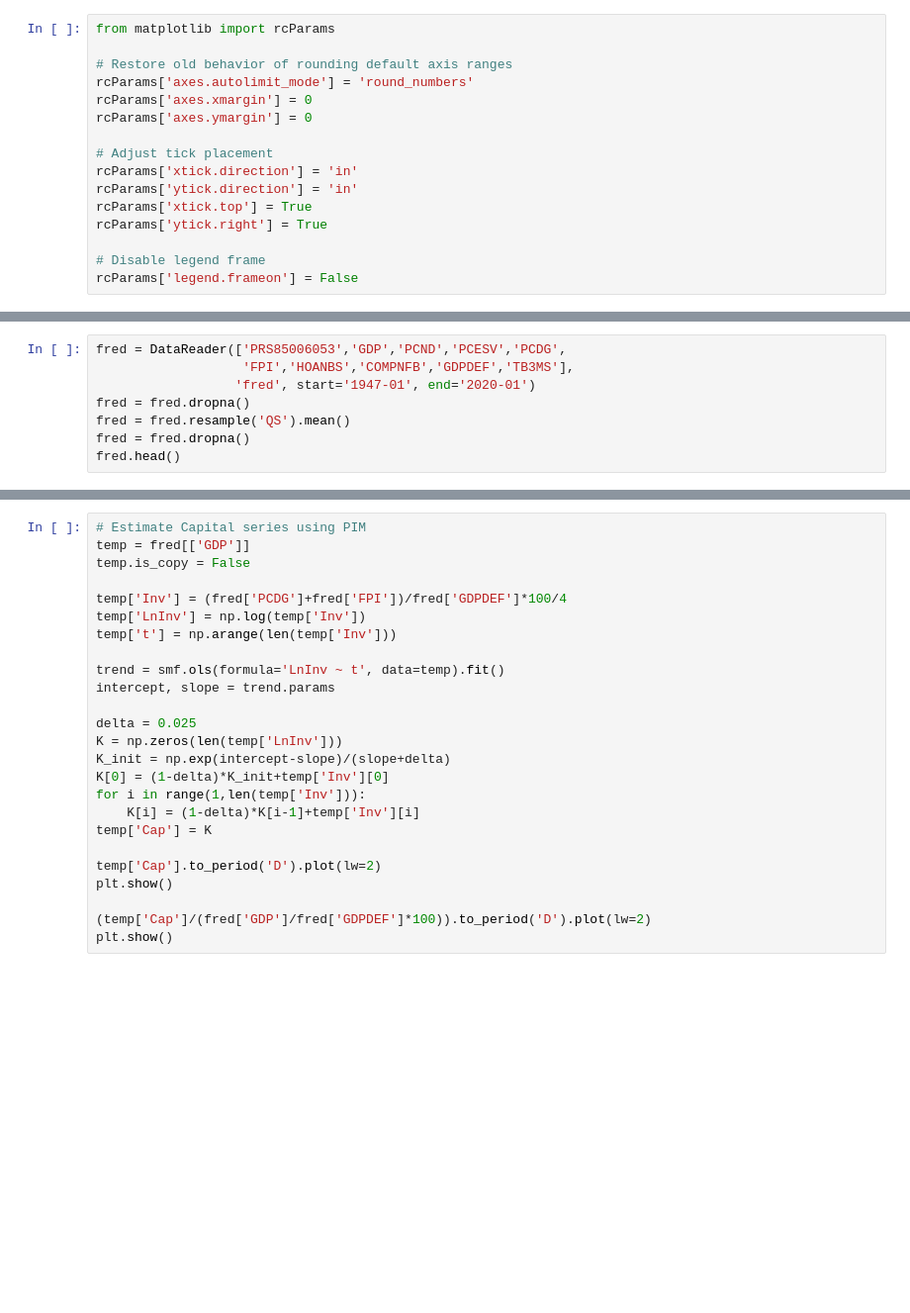
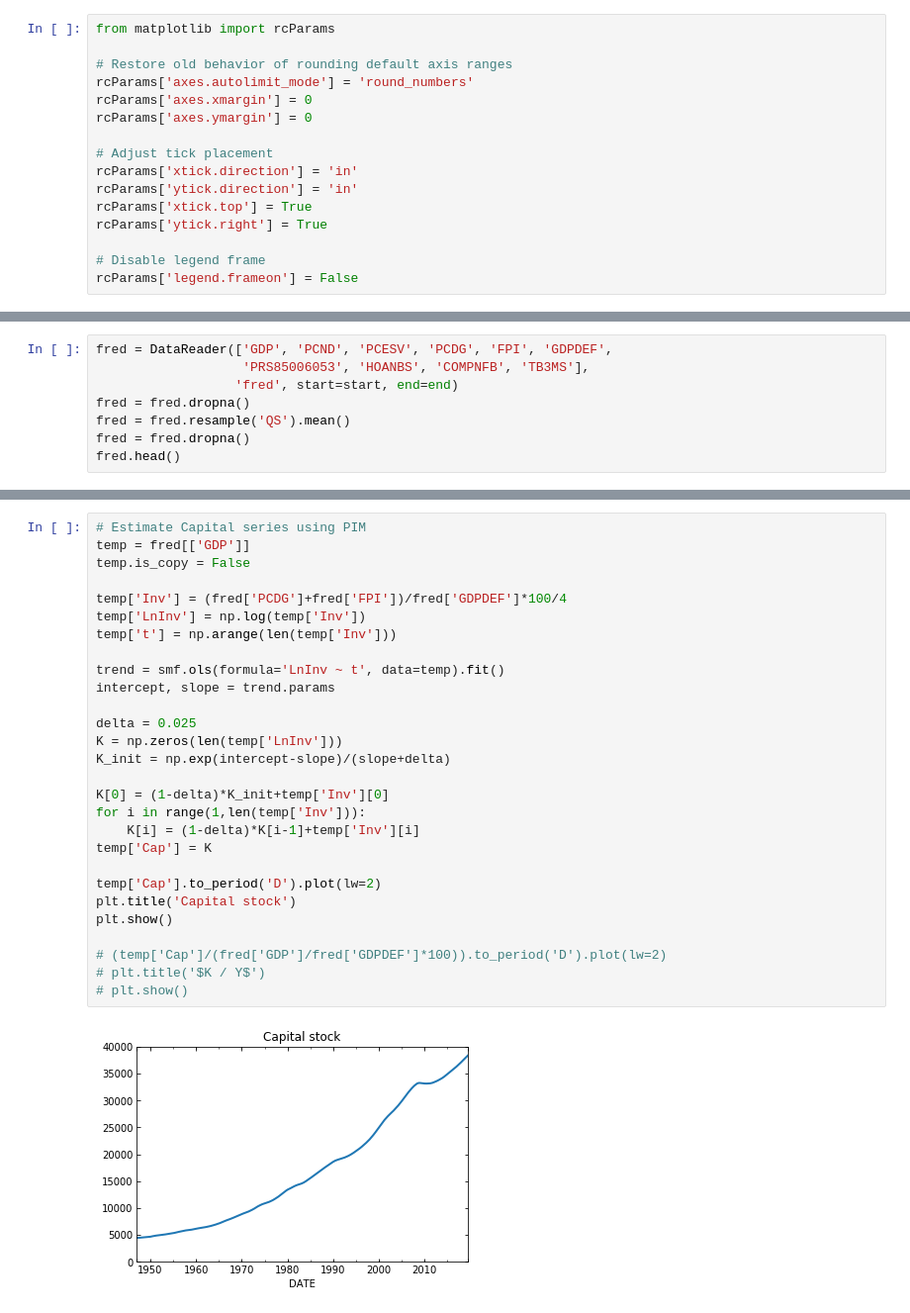
Before and after one commit to marcinbielecki/Applied_Macroeconomics, a Jupyter notebook: Class_10_BusinessCycles.ipynb, the cells around one changed output, grey strips where cells are left out. Shown: that part at 99% size. Drawn from its saved outputs; the diff is of its cells as text; blank space fills up the shorter version.

```diff
--- a/Class_10_BusinessCycles.ipynb
+++ b/Class_10_BusinessCycles.ipynb
@@ -47,7 +74,7 @@ pop.tail()
 # %%
-fred = DataReader(['PRS85006053','GDP','PCND','PCESV','PCDG',
-                   'FPI','HOANBS','COMPNFB','GDPDEF','TB3MS'],
-                  'fred', start='1947-01', end='2020-01')
+fred = DataReader(['GDP', 'PCND', 'PCESV', 'PCDG', 'FPI', 'GDPDEF',
+                   'PRS85006053', 'HOANBS', 'COMPNFB', 'TB3MS'],
+                  'fred', start=start, end=end)
 fred = fred.dropna()
 fred = fred.resample('QS').mean()
 fred = fred.dropna()
@@ -99,25 +192,30 @@ dta.tail()
 # %%
 # Estimate Capital series using PIM
 temp = fred[['GDP']]
 temp.is_copy = False
 
 temp['Inv'] = (fred['PCDG']+fred['FPI'])/fred['GDPDEF']*100/4
 temp['LnInv'] = np.log(temp['Inv'])
 temp['t'] = np.arange(len(temp['Inv']))
 
 trend = smf.ols(formula='LnInv ~ t', data=temp).fit()
 intercept, slope = trend.params
 
 delta = 0.025
 K = np.zeros(len(temp['LnInv']))
 K_init = np.exp(intercept-slope)/(slope+delta)
+
 K[0] = (1-delta)*K_init+temp['Inv'][0]
 for i in range(1,len(temp['Inv'])):
     K[i] = (1-delta)*K[i-1]+temp['Inv'][i]
 temp['Cap'] = K
 
 temp['Cap'].to_period('D').plot(lw=2)
+plt.title('Capital stock')
 plt.show()
 
-(temp['Cap']/(fred['GDP']/fred['GDPDEF']*100)).to_period('D').plot(lw=2)
-plt.show()
+# (temp['Cap']/(fred['GDP']/fred['GDPDEF']*100)).to_period('D').plot(lw=2)
+# plt.title('$K / Y$')
+# plt.show()
+# %% [output]
+[figure, added]
```
Also changed, not shown: parts of 42 cells of this notebook, 12 other files.
